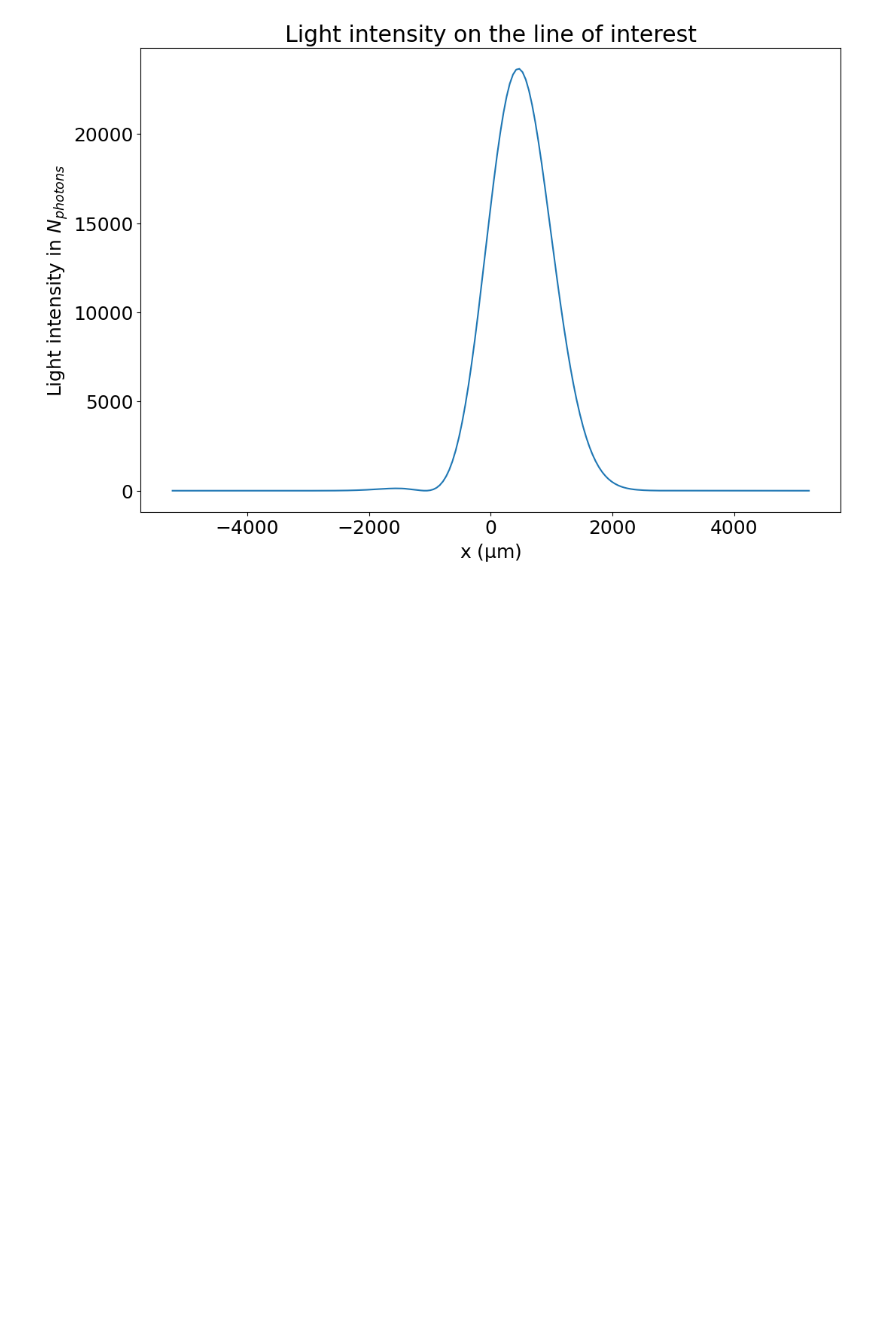
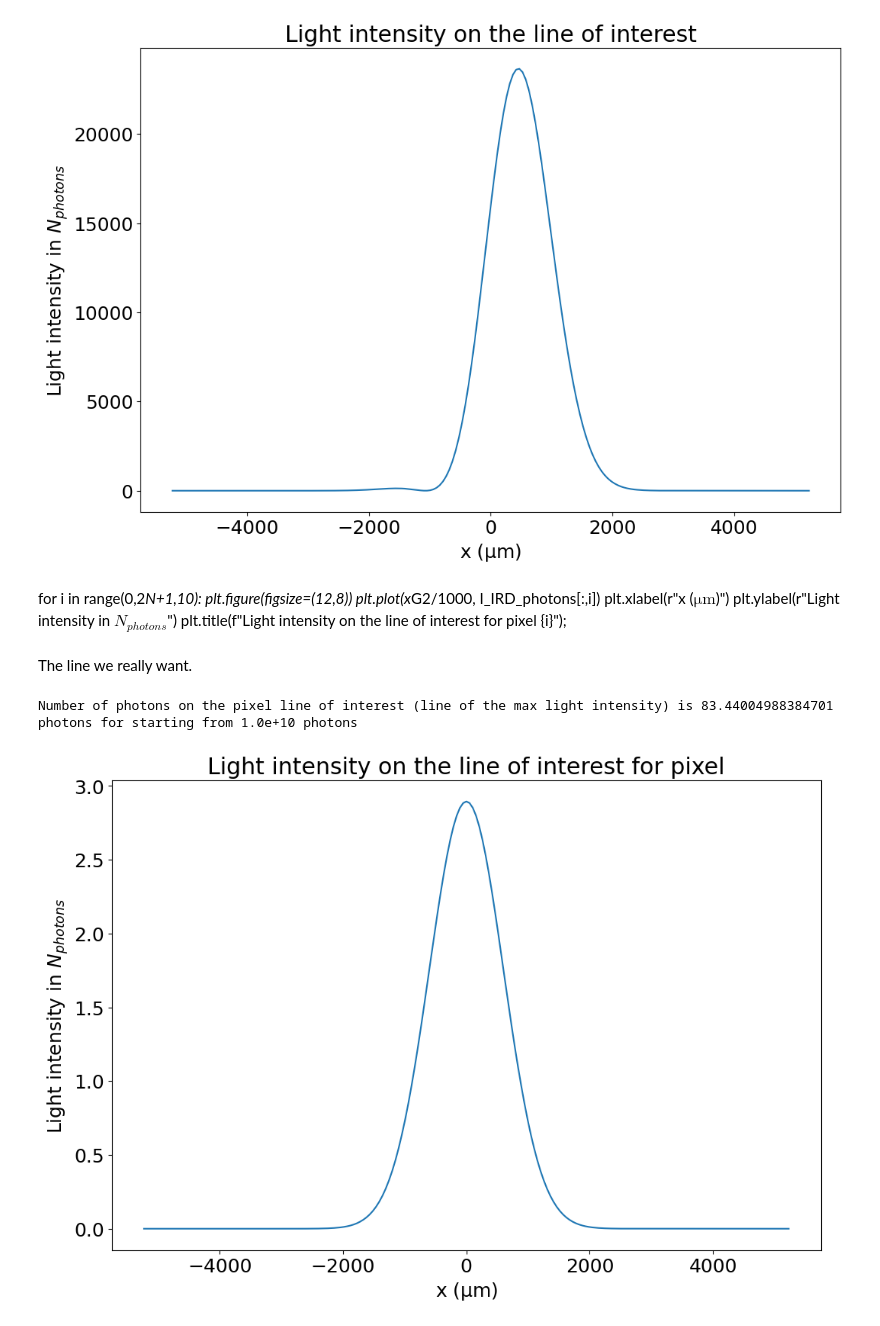
Before and after one commit to Tristan63170/Interferometric_Reflectivity_Dip, a Jupyter notebook: with_water/full_system.ipynb, the cells around one changed output. Cells and saved outputs as stored; diff of their text form; code cells hidden in the pictures; blank space fills up the shorter version.

Commit message:
Correction on the pixel line targeted in the last development.

```diff
--- a/with_water/full_system.ipynb
+++ b/with_water/full_system.ipynb
@@ -624,3 +624,25 @@ print(f"Number of photons on the pixel line of interest (line of the max light i
 # %% [output]
 Number of photons on the pixel line of interest (line of the max light intensity) is 588822.9218973247 photons for starting from 1.0e+10 photons
 [figure]
+# %% [markdown]
+for i in range(0,2*N+1,10):
+    plt.figure(figsize=(12,8))
+    plt.plot(x*G2/1000, I_IRD_photons[:,i])
+    plt.xlabel(r"x ($\mathrm{\mu m}$)")
+    plt.ylabel(r"Light intensity in $N_{photons}$")
+    plt.title(f"Light intensity on the line of interest for pixel {i}");
+# %% [markdown]
+The line we really want.
+# %%
+plt.figure(figsize=(12,8))
+plt.plot(x*G2/1000, I_IRD_photons[:,120])
+plt.xlabel(r"x ($\mathrm{\mu m}$)")
+plt.ylabel(r"Light intensity in $N_{photons}$")
+plt.title(f"Light intensity on the line of interest for pixel");
+
+N_photons_line_of_interest = np.sum(I_IRD_photons[:,120])
+
+print(f"Number of photons on the pixel line of interest (line of the max light intensity) is {N_photons_line_of_interest} photons for starting from {N_photons:.1e} photons")
+# %% [output]
+Number of photons on the pixel line of interest (line of the max light intensity) is 83.44004988384701 photons for starting from 1.0e+10 photons
+[figure, added]
```
Also changed, not shown: parts of 1 cell of this notebook, 2 other files.
